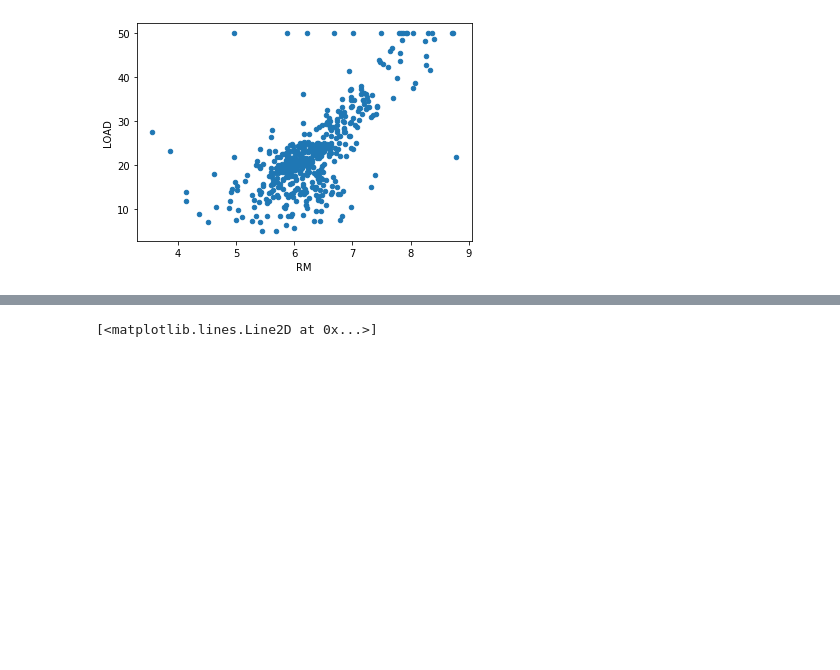
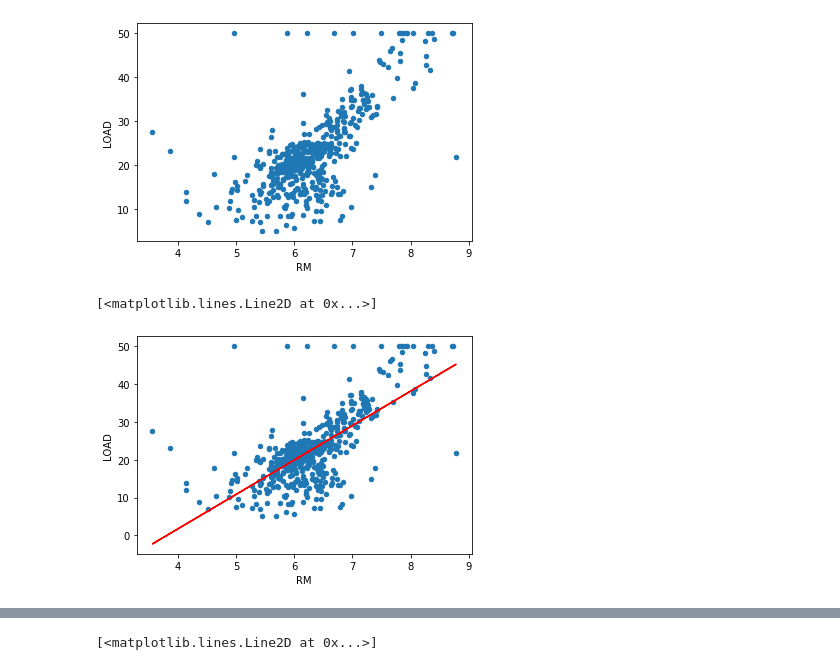
Before and after one commit to kangmj90/python, a Jupyter notebook: sample/load_boston.ipynb, the cells around one changed output, grey strips where cells are left out. Drawn from its saved outputs; the diff is of its cells as text; code cells hidden in the pictures; blank space fills up the shorter version.

Commit message:
파일명 변경, boston housing 코드 추가

```diff
--- a/sample/load_boston.ipynb
+++ b/sample/load_boston.ipynb
@@ -76,0 +80,4 @@ plt.plot(tot['RM'],predict(tot['RM']), color='red')
+# %%
+m_x = tot['RM'].to_frame()
+m_x.insert(0, 'Const', 1)
+m_x.head()
@@ -76,0 +91,3 @@ plt.plot(tot['RM'],predict(tot['RM']), color='red')
+# %%
+w = np.linalg.inv(m_x.T @ m_x) @ m_x.T @ boston.target
+w
@@ -79,3 +100,9 @@ tot.plot(kind='scatter', x='RM', y='LOAD')
 # %% [output]
 <matplotlib.axes._subplots.AxesSubplot at 0x...>
 [figure]
+# %%
+tot.plot(kind='scatter', x='RM', y='LOAD')
+plt.plot(tot['RM'], (tot['RM'] * w[1]) + w[0], color='red')
+# %% [output]
+[<matplotlib.lines.Line2D at 0x...>]
+[figure, added]
```
Also changed, not shown: parts of 8 cells of this notebook, 2 other files.
